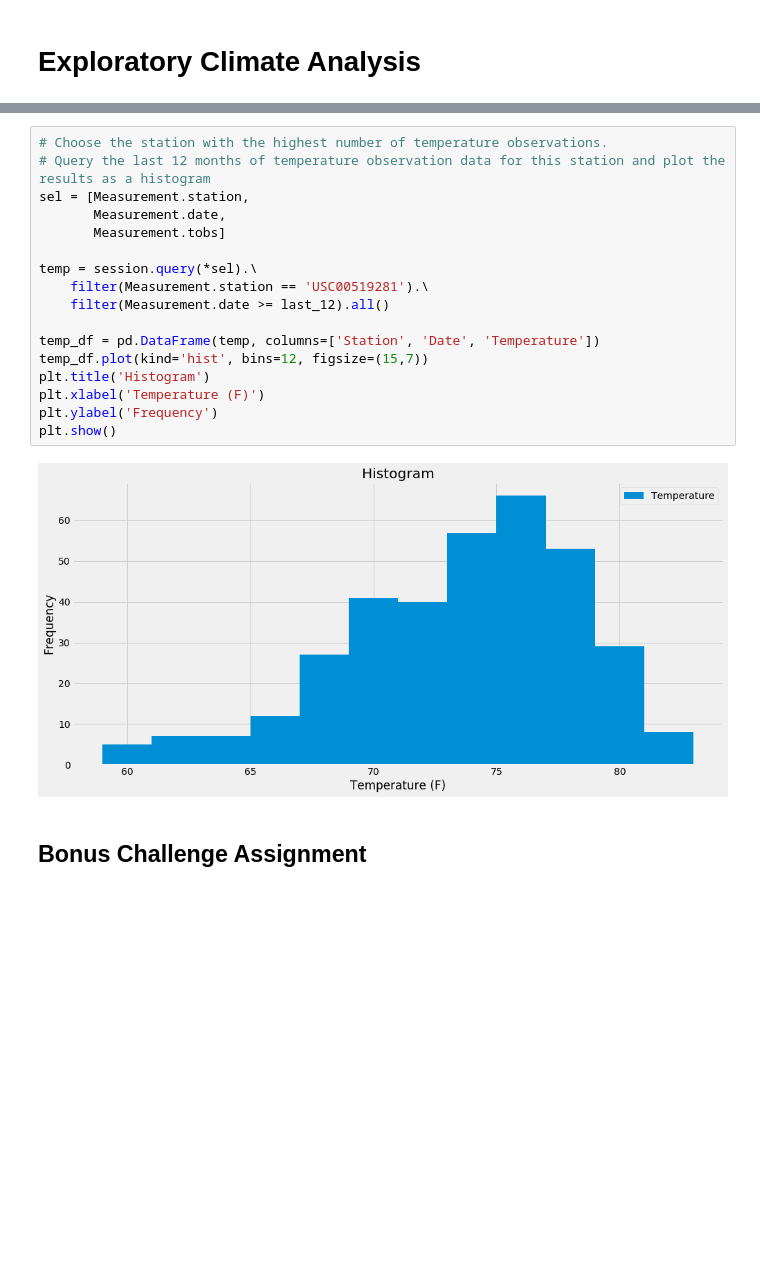
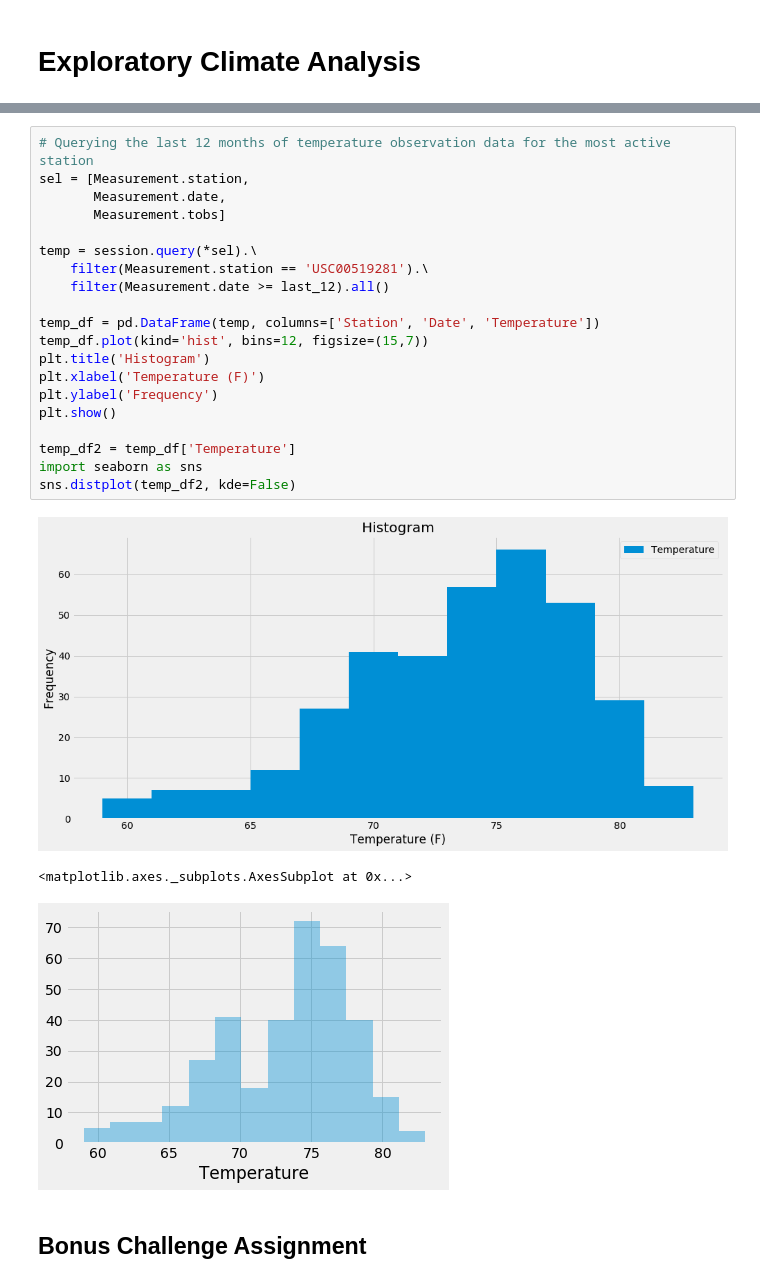
Before and after one commit to dborowski16/hawaii-climate-analysis, a Jupyter notebook: climate_starter.ipynb, the cells around one changed output, grey strips where cells are left out. Saved outputs shown, nothing was run; the diff lists cells and outputs as text; blank space fills up the shorter version.

```diff
--- a/climate_starter.ipynb
+++ b/climate_starter.ipynb
@@ -136,24 +152,29 @@ print(active_stats)
 # %% [output]
 [(54.0, 85.0, 71.66378066378067)]
 # %%
-# Choose the station with the highest number of temperature observations.
-# Query the last 12 months of temperature observation data for this station and plot the results as a histogram
+# Querying the last 12 months of temperature observation data for the most active station
 sel = [Measurement.station,
        Measurement.date,
        Measurement.tobs]
 
 temp = session.query(*sel).\
     filter(Measurement.station == 'USC00519281').\
     filter(Measurement.date >= last_12).all()
 
 temp_df = pd.DataFrame(temp, columns=['Station', 'Date', 'Temperature'])
 temp_df.plot(kind='hist', bins=12, figsize=(15,7))
 plt.title('Histogram')
 plt.xlabel('Temperature (F)')
 plt.ylabel('Frequency')
 plt.show()
+
+temp_df2 = temp_df['Temperature']
+import seaborn as sns
+sns.distplot(temp_df2, kde=False)
 # %% [output]
 [figure]
+<matplotlib.axes._subplots.AxesSubplot at 0x...>
+[figure, added]
 # %% [markdown]
 ## Bonus Challenge Assignment
 # %%
```
Also changed, not shown: parts of 6 cells of this notebook.
